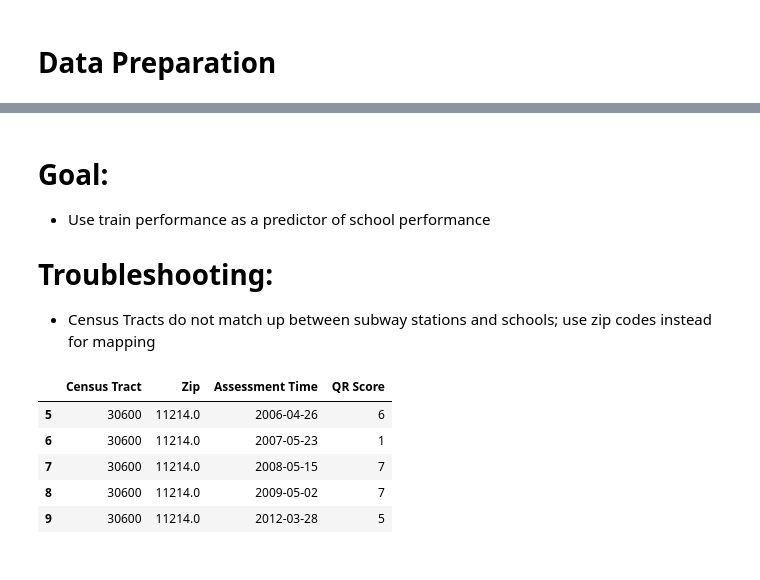
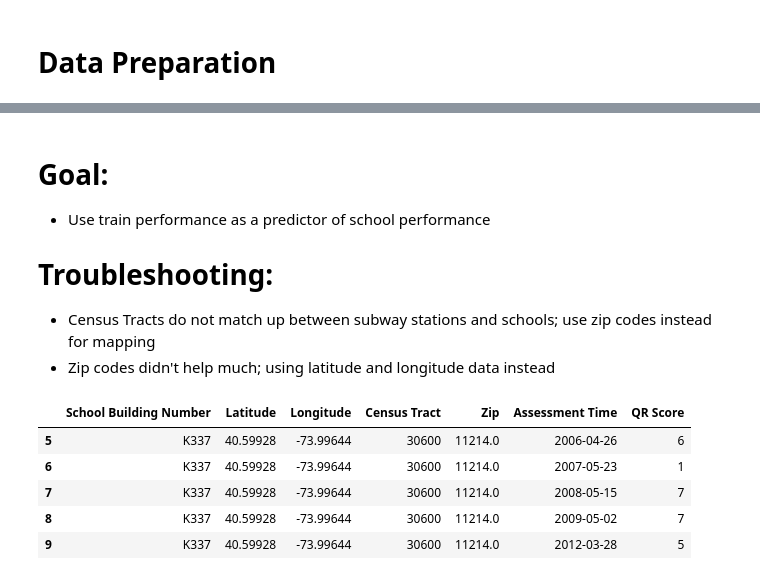
Before and after one commit to tali0n-git/NYC_Public_Schools_Analysis, a Jupyter notebook: ML_Notebooks/k-means-tests.ipynb, the cells around one changed output, grey strips where cells are left out. Saved outputs shown, nothing was run; the diff lists cells and outputs as text; code cells hidden in the pictures.

```diff
--- a/ML_Notebooks/k-means-tests.ipynb
+++ b/ML_Notebooks/k-means-tests.ipynb
@@ -9,6 +9,9 @@ import matplotlib.pyplot as plt
 from sklearn.preprocessing import StandardScaler
 from sklearn.cluster import KMeans
 from sklearn.metrics import silhouette_score
+from sklearn.decomposition import PCA
+
+pd.set_option('display.max_columns', None)
 # %%
 subway_df = pd.read_csv('../cleaned_data/MTA_Subway_Grouped_Data.csv')
 
@@ -58,19 +61,20 @@ schools_df.head(10)
 
 # Troubleshooting:
 - Census Tracts do not match up between subway stations and schools; use zip codes instead for mapping
+- Zip codes didn't help much; using latitude and longitude data instead
 # %%
-schools_dim = schools_df[['Census Tract', 'Zip', 'Assessment Time', 'QR Score']].copy()
+schools_dim = schools_df[['School Building Number', 'Latitude', 'Longitude', 'Census Tract', 'Zip', 'Assessment Time', 'QR Score']].copy()
 
 schools_dim = schools_dim[schools_dim['Census Tract'] != '<NA>']
 
 schools_dim.head()
 # %% [output]
-|  | Census Tract | Zip | Assessment Time | QR Score |
-| 5 | 30600 | 11214.0 | 2006-04-26 | 6 |
-| 6 | 30600 | 11214.0 | 2007-05-23 | 1 |
-| 7 | 30600 | 11214.0 | 2008-05-15 | 7 |
-| 8 | 30600 | 11214.0 | 2009-05-02 | 7 |
-| 9 | 30600 | 11214.0 | 2012-03-28 | 5 |
+|  | School Building Number | Latitude | Longitude | Census Tract | Zip | Assessment Time | QR Score |
+| 5 | K337 | 40.59928 | -73.99644 | 30600 | 11214.0 | 2006-04-26 | 6 |
+| 6 | K337 | 40.59928 | -73.99644 | 30600 | 11214.0 | 2007-05-23 | 1 |
+| 7 | K337 | 40.59928 | -73.99644 | 30600 | 11214.0 | 2008-05-15 | 7 |
+| 8 | K337 | 40.59928 | -73.99644 | 30600 | 11214.0 | 2009-05-02 | 7 |
+| 9 | K337 | 40.59928 | -73.99644 | 30600 | 11214.0 | 2012-03-28 | 5 |
 # %%
 subway_df.head() # 26 rows
 # %% [output]
```
Also changed, not shown: parts of 23 cells of this notebook.
